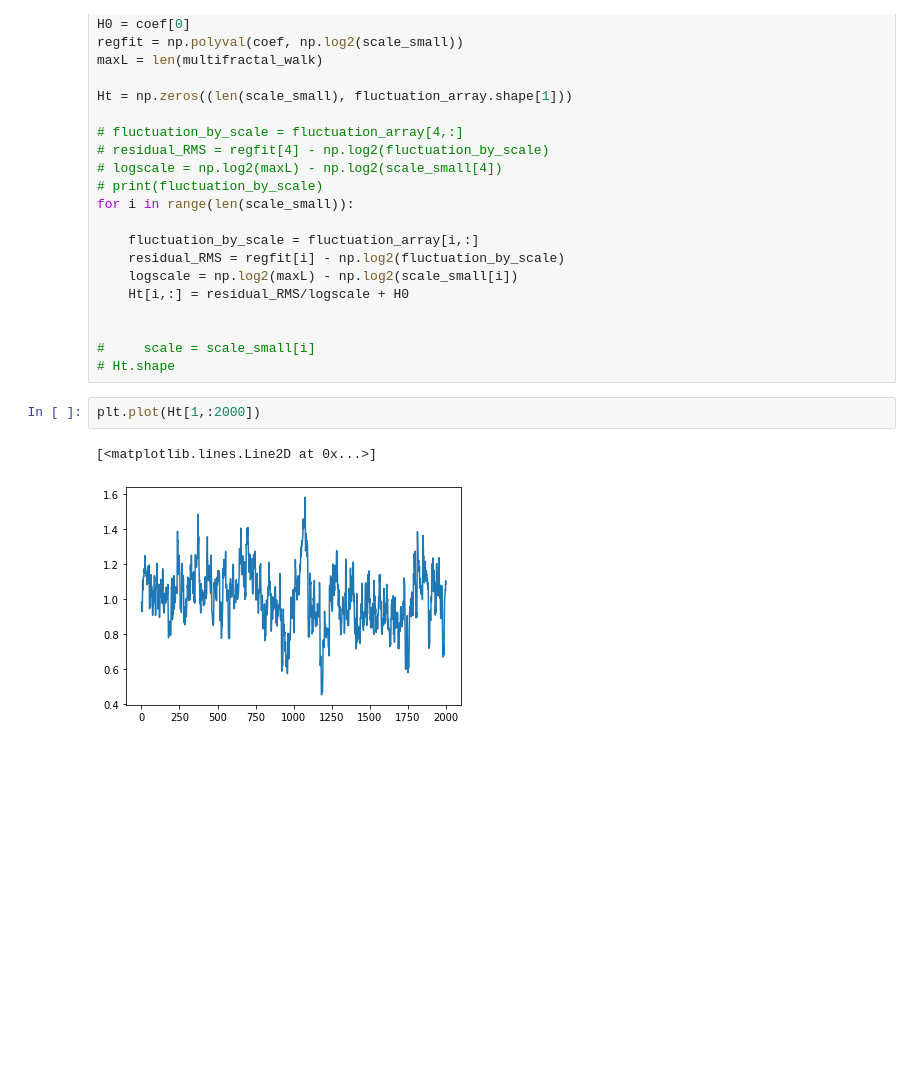
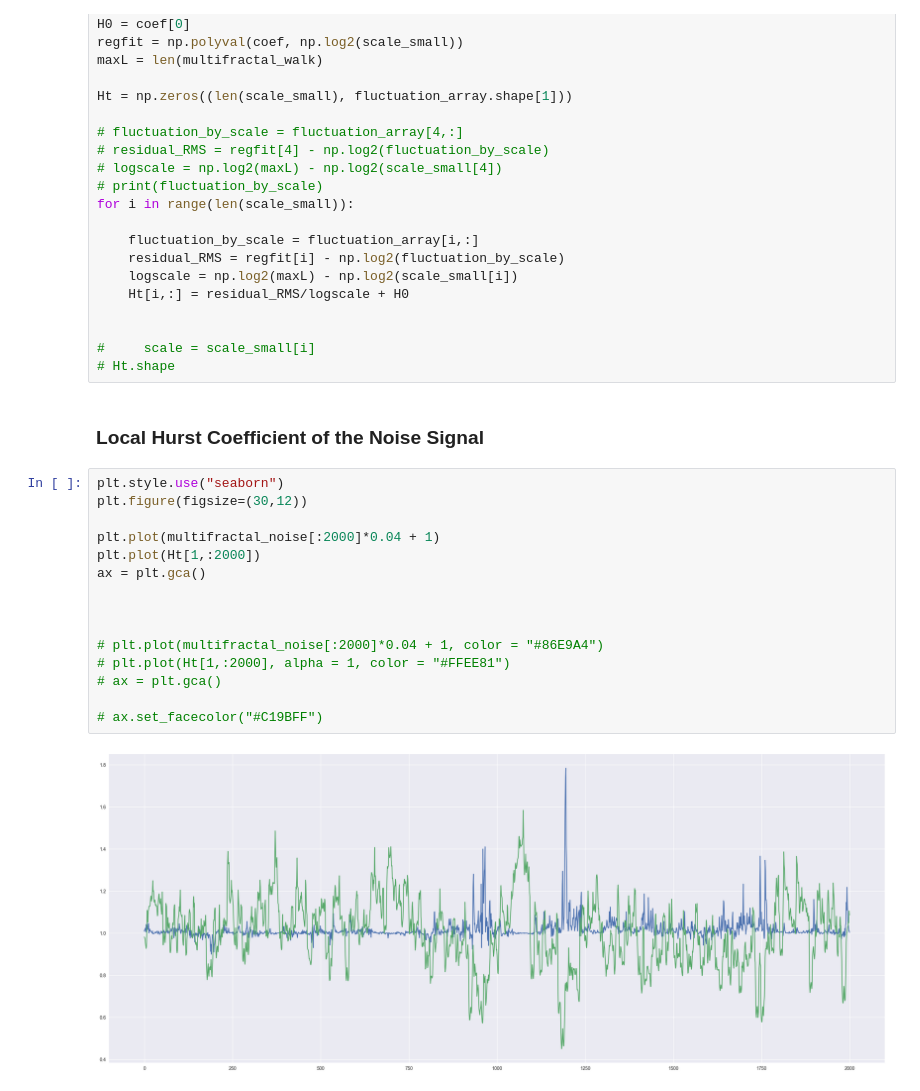
Before and after one commit to aribeller/multifractal_analysis, a Jupyter notebook: multifractal_tutorial.ipynb, the cells around one changed output. Saved outputs shown, nothing was run; the diff lists cells and outputs as text; blank space fills up the shorter version.

Commit message:
changing color, style, and plotting the multifractal spectrum

```diff
--- a/multifractal_tutorial.ipynb
+++ b/multifractal_tutorial.ipynb
@@ -449,8 +449,22 @@ for i in range(len(scale_small)):
 
 #     scale = scale_small[i]
 # Ht.shape
-# %%
-plt.plot(Ht[1,:2000])
-# %% [output]
-[<matplotlib.lines.Line2D at 0x...>]
-[figure, removed]
+# %% [markdown]
+### Local Hurst Coefficient of the Noise Signal
+# %%
+plt.style.use("seaborn")
+plt.figure(figsize=(30,12))
+
+plt.plot(multifractal_noise[:2000]*0.04 + 1)
+plt.plot(Ht[1,:2000])
+ax = plt.gca()
+
+
+
+# plt.plot(multifractal_noise[:2000]*0.04 + 1, color = "#86E9A4")
+# plt.plot(Ht[1,:2000], alpha = 1, color = "#FFEE81")
+# ax = plt.gca()
+
+# ax.set_facecolor("#C19BFF")
+# %% [output]
+[figure, added]
```
Also changed, not shown: parts of 3 cells of this notebook.
